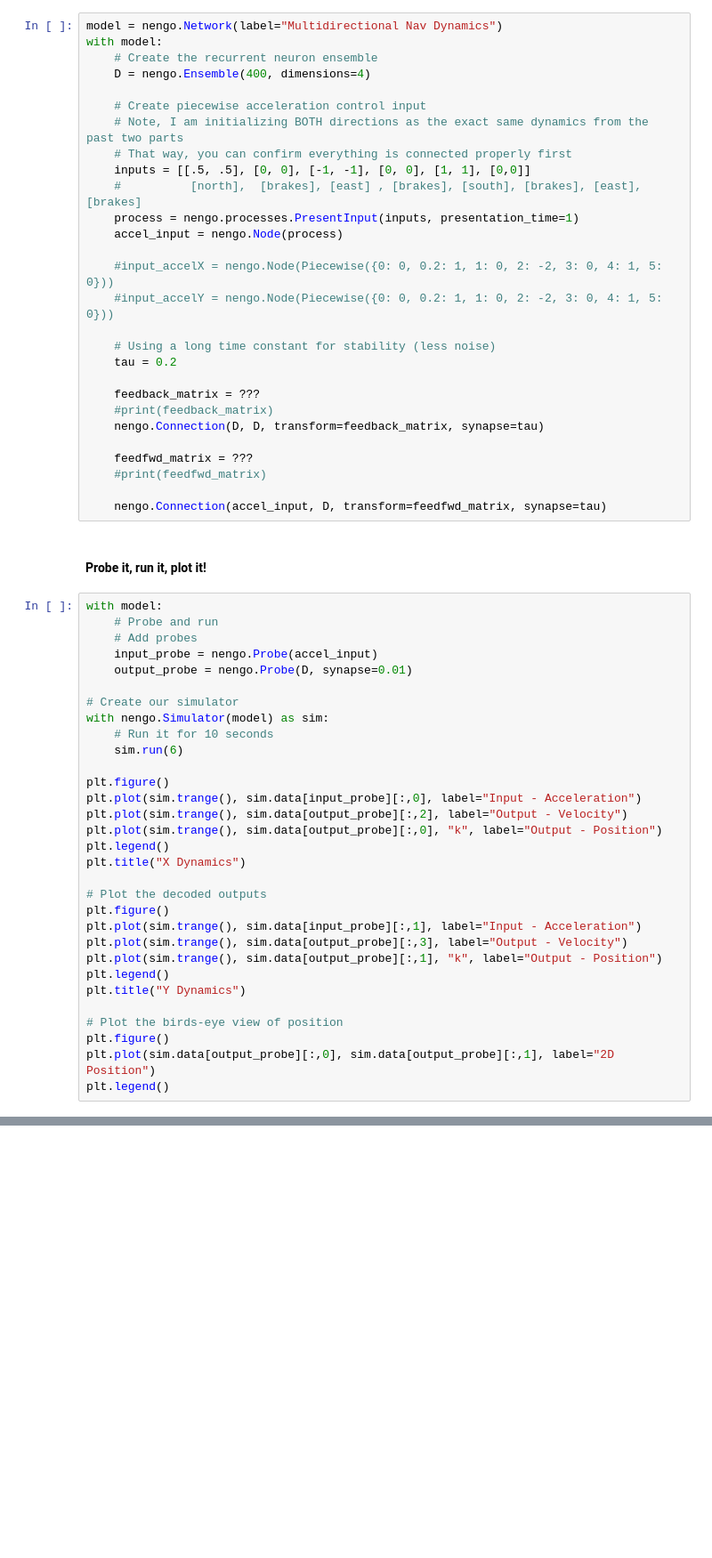
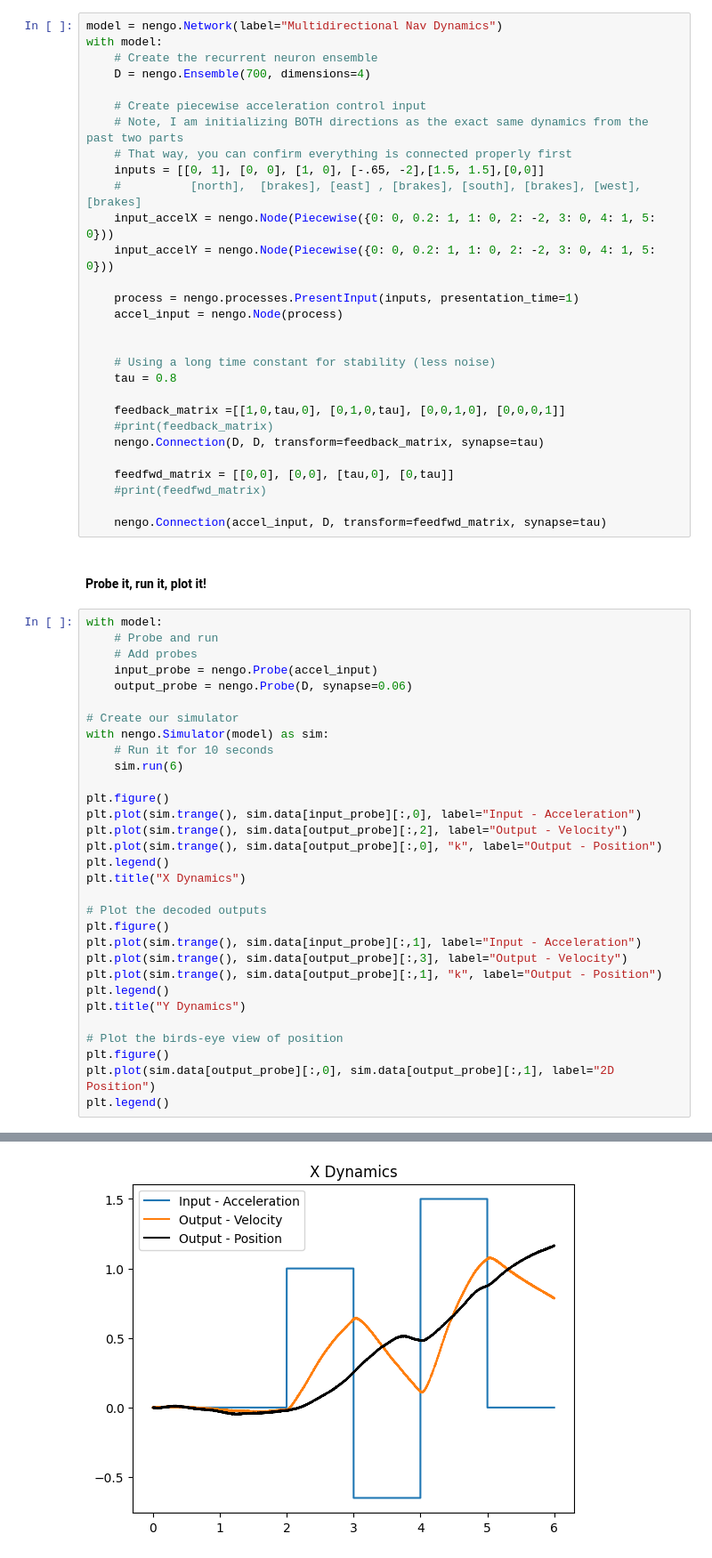
Before and after one commit to AlSco36/mapping_algos, a Jupyter notebook: ICE4_NavDynamics.ipynb, the cells around one changed output, grey strips where cells are left out. Shown at 89% size. Drawn from its saved outputs; the diff is of its cells as text; blank space fills up the shorter version.

```diff
--- a/ICE4_NavDynamics.ipynb
+++ b/ICE4_NavDynamics.ipynb
@@ -204,27 +204,28 @@ Hints:
 model = nengo.Network(label="Multidirectional Nav Dynamics")
 with model:
     # Create the recurrent neuron ensemble
-    D = nengo.Ensemble(400, dimensions=4)
+    D = nengo.Ensemble(700, dimensions=4)
 
     # Create piecewise acceleration control input
     # Note, I am initializing BOTH directions as the exact same dynamics from the past two parts
     # That way, you can confirm everything is connected properly first
-    inputs = [[.5, .5], [0, 0], [-1, -1], [0, 0], [1, 1], [0,0]]
-    #          [north],  [brakes], [east] , [brakes], [south], [brakes], [east], [brakes]
+    inputs = [[0, 1], [0, 0], [1, 0], [-.65, -2],[1.5, 1.5],[0,0]]
+    #          [north],  [brakes], [east] , [brakes], [south], [brakes], [west], [brakes]
+    input_accelX = nengo.Node(Piecewise({0: 0, 0.2: 1, 1: 0, 2: -2, 3: 0, 4: 1, 5: 0}))
+    input_accelY = nengo.Node(Piecewise({0: 0, 0.2: 1, 1: 0, 2: -2, 3: 0, 4: 1, 5: 0}))
+
     process = nengo.processes.PresentInput(inputs, presentation_time=1)
     accel_input = nengo.Node(process)
 
-    #input_accelX = nengo.Node(Piecewise({0: 0, 0.2: 1, 1: 0, 2: -2, 3: 0, 4: 1, 5: 0}))
-    #input_accelY = nengo.Node(Piecewise({0: 0, 0.2: 1, 1: 0, 2: -2, 3: 0, 4: 1, 5: 0}))
 
     # Using a long time constant for stability (less noise)
-    tau = 0.2
+    tau = 0.8
 
-    feedback_matrix = ???
+    feedback_matrix =[[1,0,tau,0], [0,1,0,tau], [0,0,1,0], [0,0,0,1]]
     #print(feedback_matrix)
     nengo.Connection(D, D, transform=feedback_matrix, synapse=tau)
 
-    feedfwd_matrix = ???
+    feedfwd_matrix = [[0,0], [0,0], [tau,0], [0,tau]]
     #print(feedfwd_matrix)
 
     nengo.Connection(accel_input, D, transform=feedfwd_matrix, synapse=tau)
@@ -235,7 +236,7 @@ with model:
     # Probe and run
     # Add probes
     input_probe = nengo.Probe(accel_input)
-    output_probe = nengo.Probe(D, synapse=0.01)
+    output_probe = nengo.Probe(D, synapse=0.06)
 
 # Create our simulator
 with nengo.Simulator(model) as sim:
@@ -261,3 +262,4 @@ plt.title("Y Dynamics")
 plt.figure()
 plt.plot(sim.data[output_probe][:,0], sim.data[output_probe][:,1], label="2D Position")
 plt.legend()
+# %% [output]
@@ -263,0 +269 @@ plt.legend()
+[figure, added]
```
Also changed, not shown: parts of 3 cells of this notebook, 2 other files.
